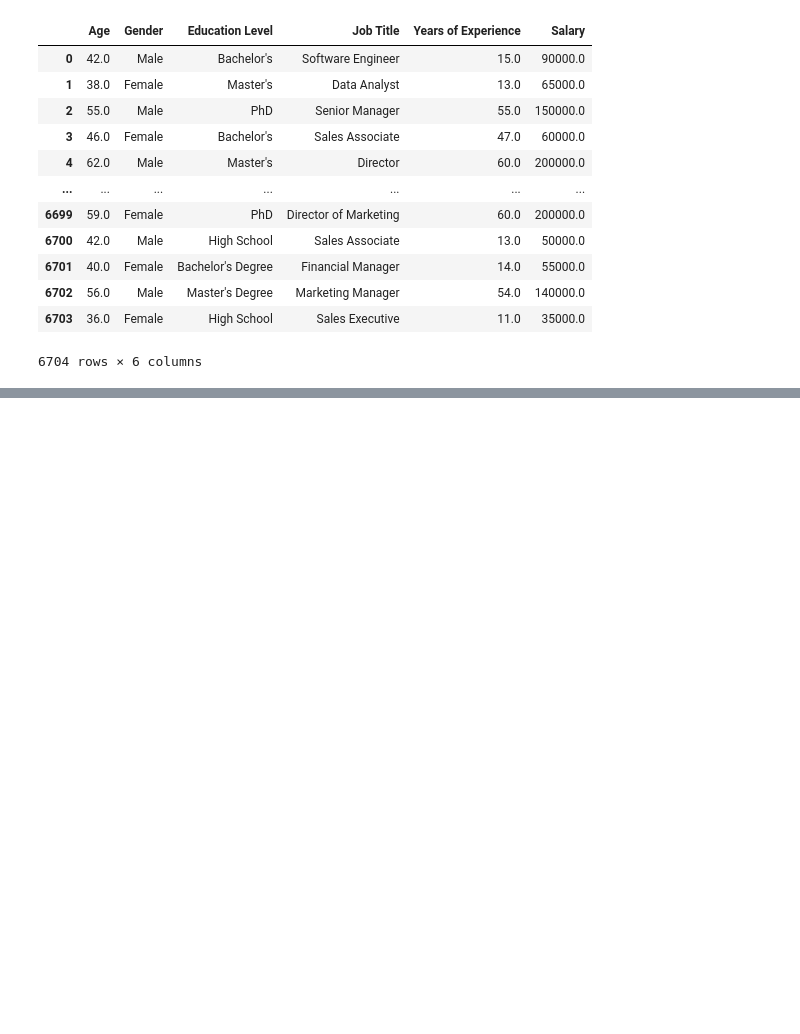
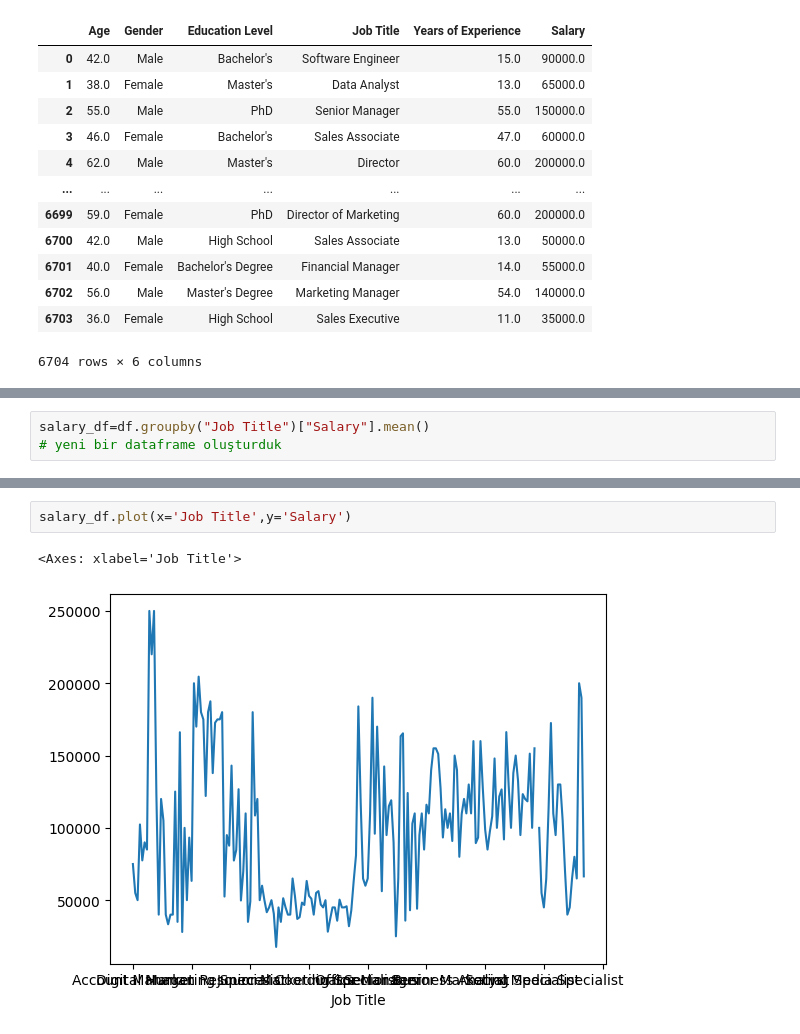
Before and after one commit to aysenuradnrr/Veri-Analizi-E-itimi, a Jupyter notebook: Untitled.ipynb, the cells around one changed output, grey strips where cells are left out. Saved outputs shown, nothing was run; the diff lists cells and outputs as text; blank space fills up the shorter version.

```diff
--- a/Untitled.ipynb
+++ b/Untitled.ipynb
@@ -700,0 +717,3 @@ df
+# %%
+salary_df=df.groupby("Job Title")["Salary"].mean()
+# yeni bir dataframe oluşturduk
@@ -700,0 +736,5 @@ df
+# %%
+salary_df.plot(x='Job Title',y='Salary')
+# %% [output]
+<Axes: xlabel='Job Title'>
+[figure, added]
```
Also changed, not shown: parts of 7 cells of this notebook.
